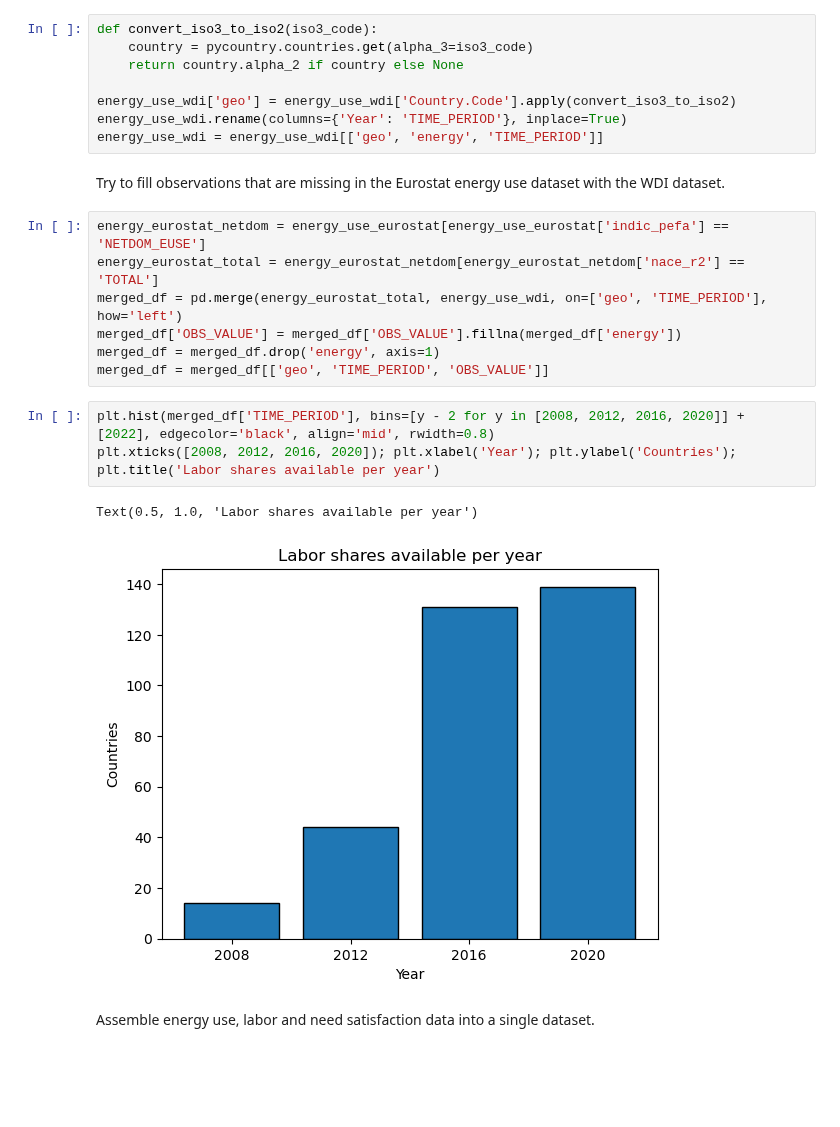
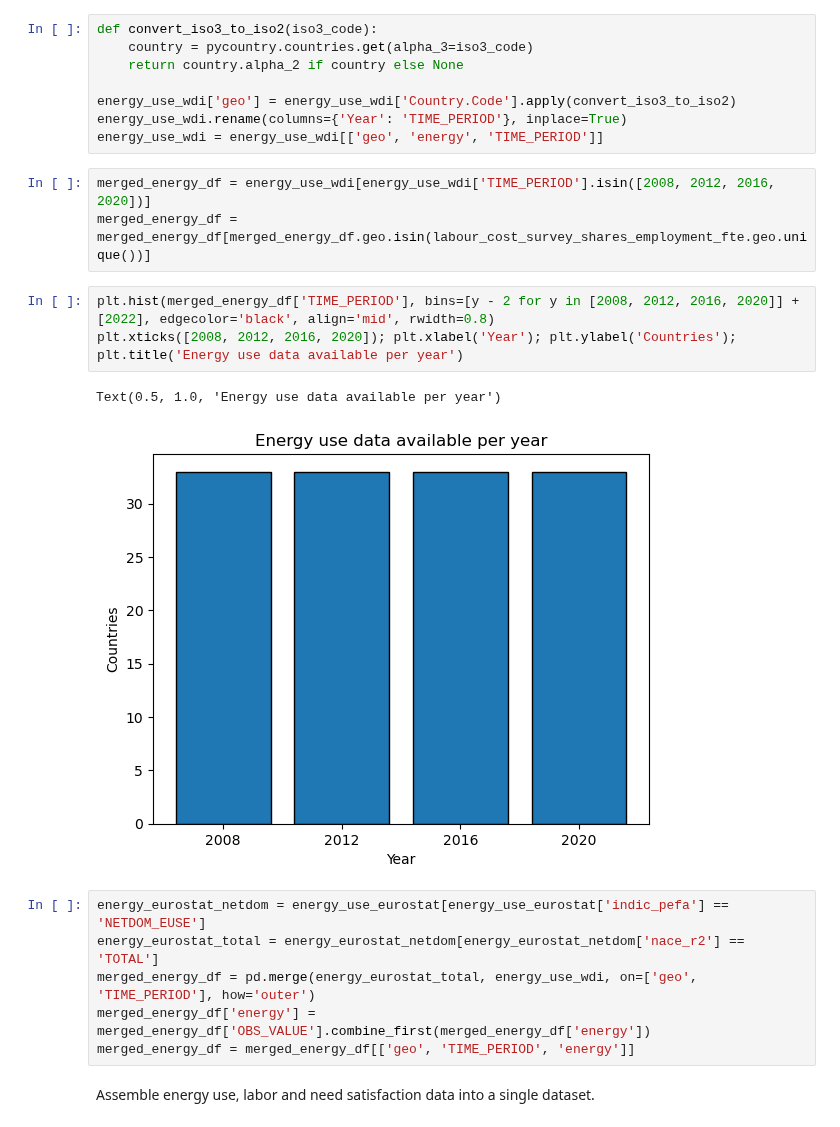
Before and after one commit to saviorand/provisioning-model, a Jupyter notebook: provisioning_model/notebooks/foundational.ipynb, the cells around one changed output. Cells and saved outputs as stored; diff of their text form; blank space fills up the shorter version.

Commit message:
fix energy use issues

```diff
--- a/provisioning_model/notebooks/foundational.ipynb
+++ b/provisioning_model/notebooks/foundational.ipynb
@@ -114,21 +114,21 @@ def convert_iso3_to_iso2(iso3_code):
 energy_use_wdi['geo'] = energy_use_wdi['Country.Code'].apply(convert_iso3_to_iso2)
 energy_use_wdi.rename(columns={'Year': 'TIME_PERIOD'}, inplace=True)
 energy_use_wdi = energy_use_wdi[['geo', 'energy', 'TIME_PERIOD']]
-# %% [markdown]
-Try to fill observations that are missing in the Eurostat energy use dataset with the WDI dataset.
 # %%
-energy_eurostat_netdom = energy_use_eurostat[energy_use_eurostat['indic_pefa'] == 'NETDOM_EUSE']
-energy_eurostat_total = energy_eurostat_netdom[energy_eurostat_netdom['nace_r2'] == 'TOTAL']
-merged_df = pd.merge(energy_eurostat_total, energy_use_wdi, on=['geo', 'TIME_PERIOD'], how='left')
-merged_df['OBS_VALUE'] = merged_df['OBS_VALUE'].fillna(merged_df['energy'])
-merged_df = merged_df.drop('energy', axis=1)
-merged_df = merged_df[['geo', 'TIME_PERIOD', 'OBS_VALUE']]
+merged_energy_df = energy_use_wdi[energy_use_wdi['TIME_PERIOD'].isin([2008, 2012, 2016, 2020])]
+merged_energy_df = merged_energy_df[merged_energy_df.geo.isin(labour_cost_survey_shares_employment_fte.geo.unique())]
 # %%
-plt.hist(merged_df['TIME_PERIOD'], bins=[y - 2 for y in [2008, 2012, 2016, 2020]] + [2022], edgecolor='black', align='mid', rwidth=0.8)
-plt.xticks([2008, 2012, 2016, 2020]); plt.xlabel('Year'); plt.ylabel('Countries'); plt.title('Labor shares available per year')
+plt.hist(merged_energy_df['TIME_PERIOD'], bins=[y - 2 for y in [2008, 2012, 2016, 2020]] + [2022], edgecolor='black', align='mid', rwidth=0.8)
+plt.xticks([2008, 2012, 2016, 2020]); plt.xlabel('Year'); plt.ylabel('Countries'); plt.title('Energy use data available per year')
 # %% [output]
-Text(0.5, 1.0, 'Labor shares available per year')
+Text(0.5, 1.0, 'Energy use data available per year')
-[figure, old version]
+[figure, new version]
+# %%
+energy_eurostat_netdom = energy_use_eurostat[energy_use_eurostat['indic_pefa'] == 'NETDOM_EUSE']
+energy_eurostat_total = energy_eurostat_netdom[energy_eurostat_netdom['nace_r2'] == 'TOTAL']
+merged_energy_df = pd.merge(energy_eurostat_total, energy_use_wdi, on=['geo', 'TIME_PERIOD'], how='outer')
+merged_energy_df['energy'] = merged_energy_df['OBS_VALUE'].combine_first(merged_energy_df['energy'])
+merged_energy_df = merged_energy_df[['geo', 'TIME_PERIOD', 'energy']]
 # %% [markdown]
 Assemble energy use, labor and need satisfaction data into a single dataset.
 # %%
```
Also changed, not shown: parts of 1 cell of this notebook.
